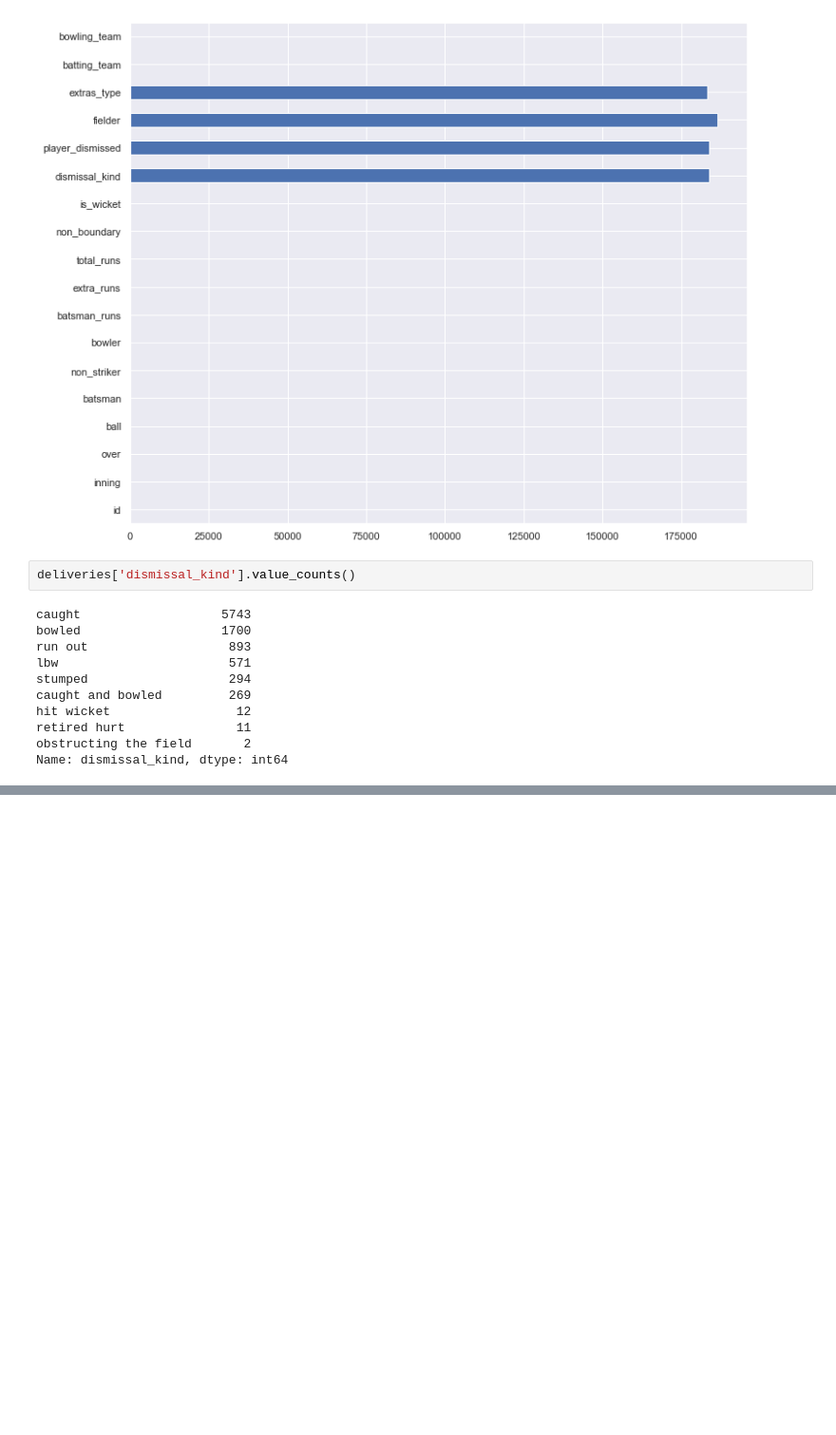
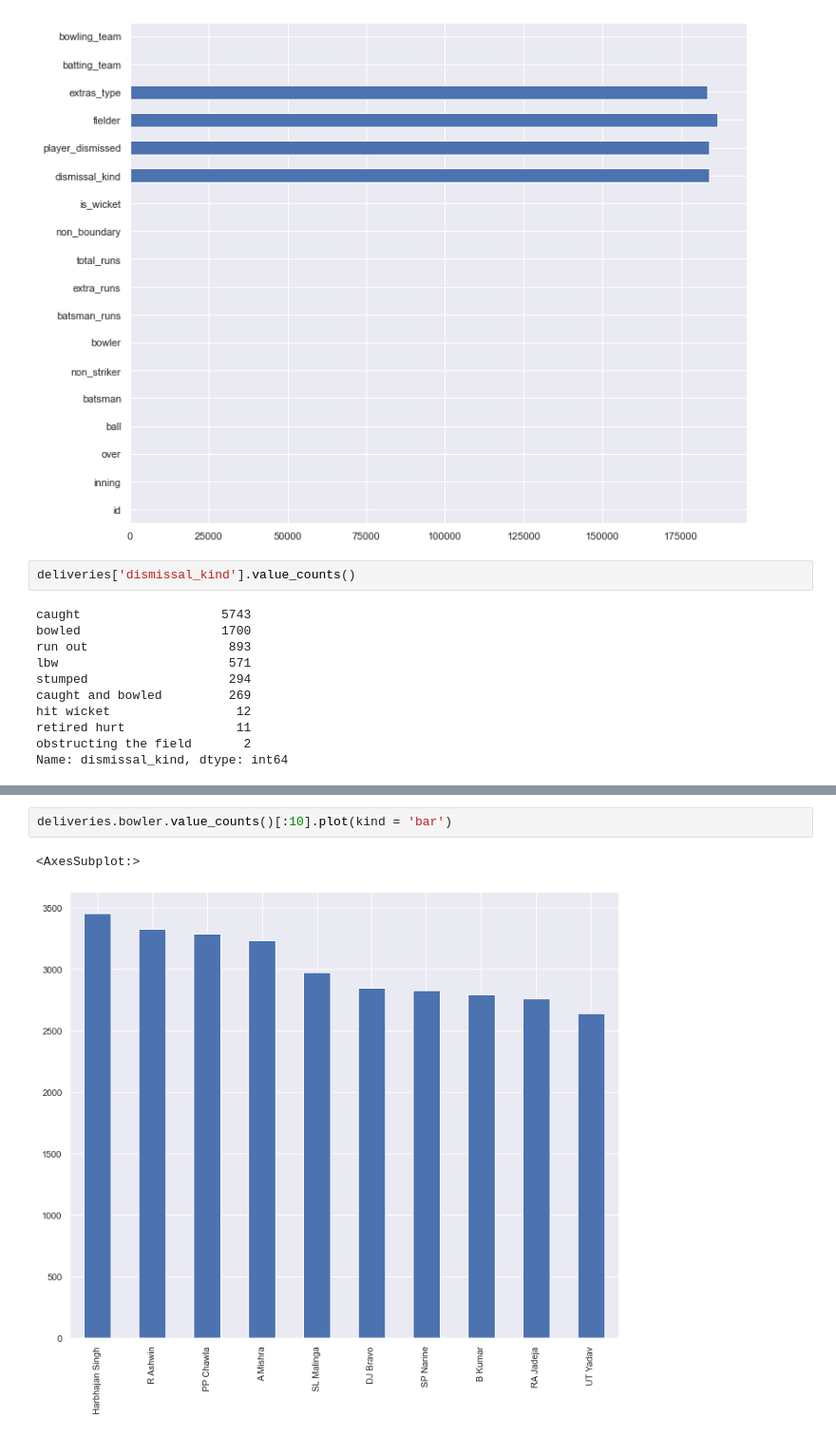
Before and after one commit to IPL-analysis-project/IPL-Dataset-Analysis, a Jupyter notebook: main.ipynb, the cells around one changed output, grey strips where cells are left out. Shown at 95% size. Drawn from its saved outputs; the diff is of its cells as text; blank space fills up the shorter version.

```diff
--- a/main.ipynb
+++ b/main.ipynb
@@ -271,0 +274,5 @@ bowl_match[:15]
+# %%
+deliveries.bowler.value_counts()[:10].plot(kind = 'bar')
+# %% [output]
+<AxesSubplot:>
+[figure, added]
```
Also changed, not shown: parts of 9 cells of this notebook.
